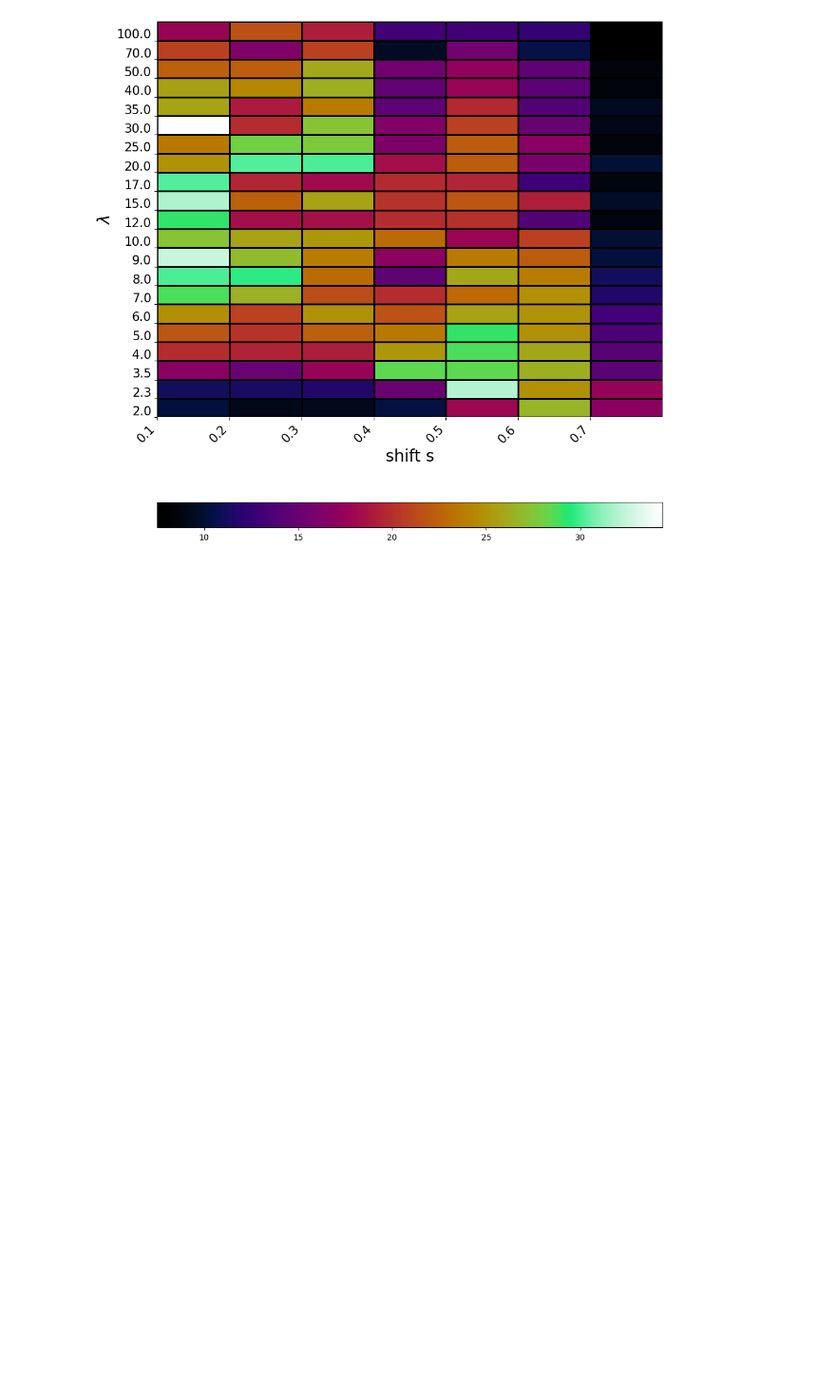
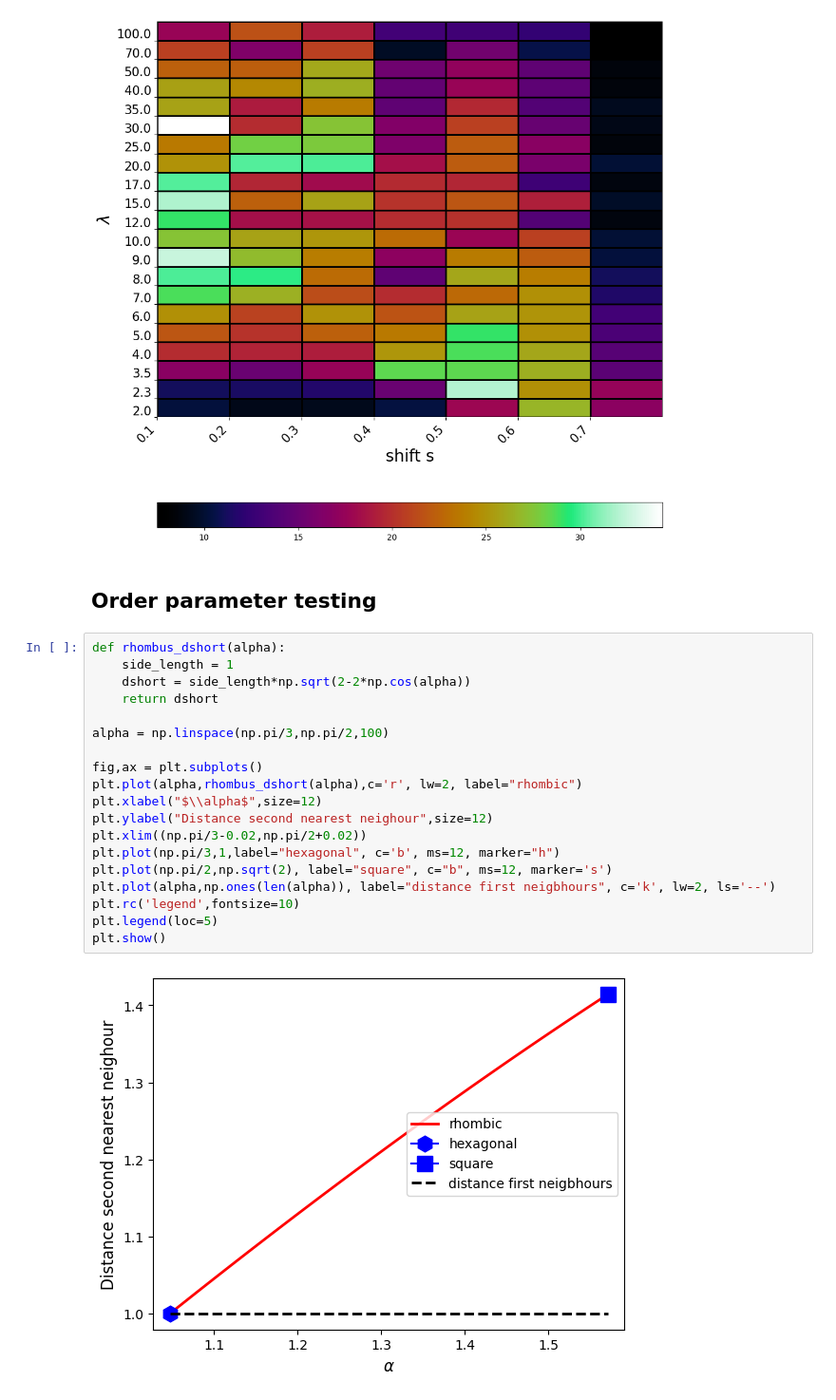
Before and after one commit to OljaOctagon/MagneticParticles, a Jupyter notebook: rigid_magnetic/mag2p_plot_bonds.ipynb, the cells around one changed output. Shown at 95% size. Saved outputs shown, nothing was run; the diff lists cells and outputs as text; blank space fills up the shorter version.

Commit message:
added plots

```diff
--- a/rigid_magnetic/mag2p_plot_bonds.ipynb
+++ b/rigid_magnetic/mag2p_plot_bonds.ipynb
@@ -139,3 +139,26 @@ heatmap(largest)
 heatmap(largest)
 # %% [output]
 [figure]
+# %% [markdown]
+## Order parameter testing
+# %%
+def rhombus_dshort(alpha):
+    side_length = 1
+    dshort = side_length*np.sqrt(2-2*np.cos(alpha))
+    return dshort
+
+alpha = np.linspace(np.pi/3,np.pi/2,100)
+
+fig,ax = plt.subplots()
+plt.plot(alpha,rhombus_dshort(alpha),c='r', lw=2, label="rhombic")
+plt.xlabel("$\\alpha$",size=12)
+plt.ylabel("Distance second nearest neighour",size=12)
+plt.xlim((np.pi/3-0.02,np.pi/2+0.02))
+plt.plot(np.pi/3,1,label="hexagonal", c='b', ms=12, marker="h")
+plt.plot(np.pi/2,np.sqrt(2), label="square", c="b", ms=12, marker='s')
+plt.plot(alpha,np.ones(len(alpha)), label="distance first neigbhours", c='k', lw=2, ls='--')
+plt.rc('legend',fontsize=10)
+plt.legend(loc=5)
+plt.show()
+# %% [output]
+[figure, added]
```
Also changed, not shown: parts of 4 cells of this notebook.
